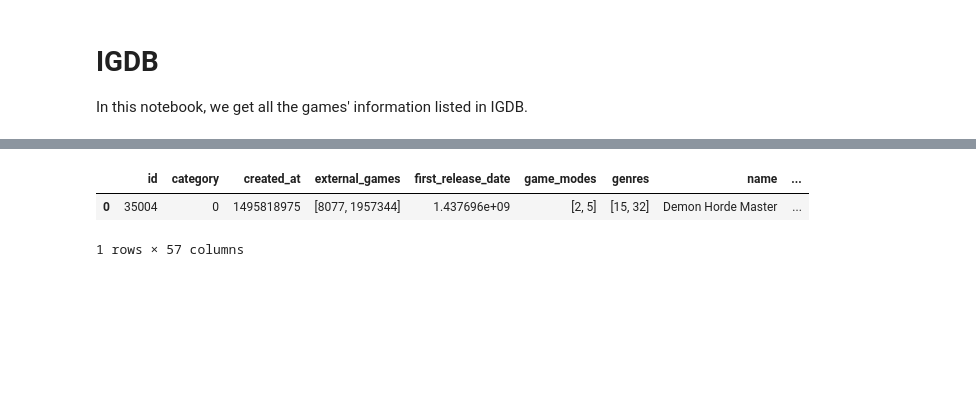
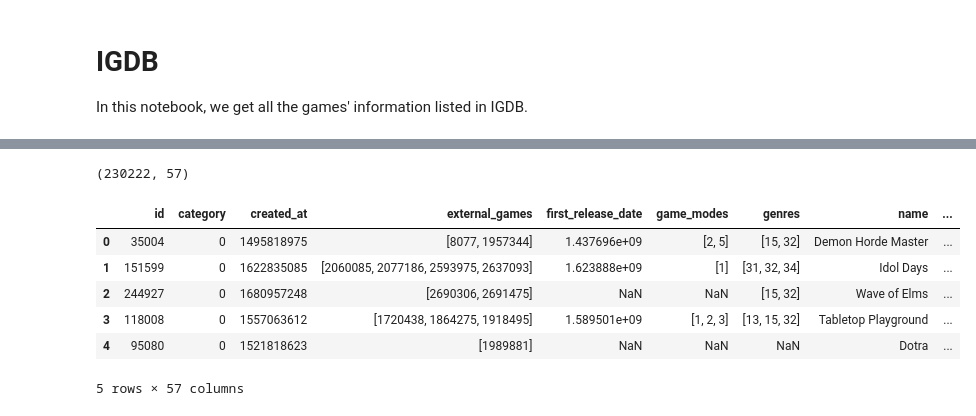
Before and after one commit to Jinyi-Liu/BZAN643-Project, a Jupyter notebook: 01_IGDB.ipynb, the cells around one changed output, grey strips where cells are left out. Cells and saved outputs as stored; diff of their text form; code cells hidden in the pictures; blank space fills up the shorter version.

```diff
--- a/01_IGDB.ipynb
+++ b/01_IGDB.ipynb
@@ -58,10 +58,18 @@ if not os.path.exists('./data/games.pkl'):
 with open('./data/games.pkl','rb') as f:
     games_list = pickle.load(f)
 # %%
+# IGDB contains 230,222 games.
 df = pd.DataFrame.from_dict(games_list)
+df.shape
+# %% [output]
+(230222, 57)
-# %%
-df.head(1)
-# %% [output]
-|  | id | category | created_at | external_games | first_release_date | game_modes | genres | name | ... |
-| 0 | 35004 | 0 | 1495818975 | [8077, 1957344] | 1.437696e+09 | [2, 5] | [15, 32] | Demon Horde Master | ... |
-1 rows × 57 columns
+# %%
+df.head(5)
+# %% [output]
+|  | id | category | created_at | external_games | first_release_date | game_modes | genres | name | ... |
+| 0 | 35004 | 0 | 1495818975 | [8077, 1957344] | 1.437696e+09 | [2, 5] | [15, 32] | Demon Horde Master | ... |
+| 1 | 151599 | 0 | 1622835085 | [2060085, 2077186, 2593975, 2637093] | 1.623888e+09 | [1] | [31, 32, 34] | Idol Days | ... |
+| 2 | 244927 | 0 | 1680957248 | [2690306, 2691475] | NaN | NaN | [15, 32] | Wave of Elms | ... |
+| 3 | 118008 | 0 | 1557063612 | [1720438, 1864275, 1918495] | 1.589501e+09 | [1, 2, 3] | [13, 15, 32] | Tabletop Playground | ... |
+| 4 | 95080 | 0 | 1521818623 | [1989881] | NaN | NaN | NaN | Dotra | ... |
+5 rows × 57 columns
```
Also changed, not shown: parts of 3 cells of this notebook, 9 other files.
